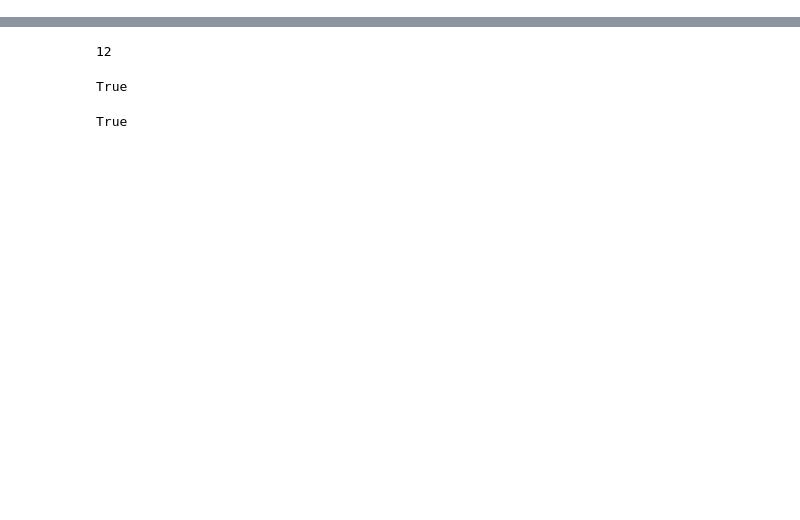
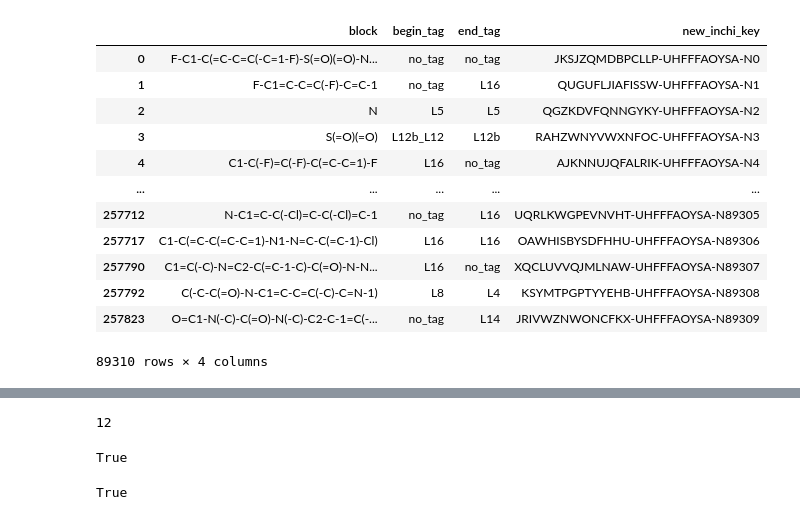
Before and after one commit to haaariiish/Guacamoliency, a Jupyter notebook: notebooks/inchies_key_analysis.ipynb, the cells around one changed output, grey strips where cells are left out. Drawn from its saved outputs; the diff is of its cells as text; code cells hidden in the pictures; blank space fills up the shorter version.

```diff
--- a/notebooks/inchies_key_analysis.ipynb
+++ b/notebooks/inchies_key_analysis.ipynb
@@ -99,0 +168,16 @@ part_0[part_0["inchi_key"] == "UIKXTMTWDUBQNA-UHFFFAOYSA-N"]
+# %%
+part_0_bis[["block",'begin_tag','end_tag','new_inchi_key']]
+# %% [output]
+|  | block | begin_tag | end_tag | new_inchi_key |
+| 0 | F-C1-C(=C-C=C(-C=1-F)-S(=O)(=O)-N... | no_tag | no_tag | JKSJZQMDBPCLLP-UHFFFAOYSA-N0 |
+| 1 | F-C1=C-C=C(-F)-C=C-1 | no_tag | L16 | QUGUFLJIAFISSW-UHFFFAOYSA-N1 |
+| 2 | N | L5 | L5 | QGZKDVFQNNGYKY-UHFFFAOYSA-N2 |
+| 3 | S(=O)(=O) | L12b_L12 | L12b | RAHZWNYVWXNFOC-UHFFFAOYSA-N3 |
+| 4 | C1-C(-F)=C(-F)-C(=C-C=1)-F | L16 | no_tag | AJKNNUJQFALRIK-UHFFFAOYSA-N4 |
+| ... | ... | ... | ... | ... |
+| 257712 | N-C1=C-C(-Cl)=C-C(-Cl)=C-1 | no_tag | L16 | UQRLKWGPEVNVHT-UHFFFAOYSA-N89305 |
+| 257717 | C1-C(=C-C(=C-C=1)-N1-N=C-C(=C-1)-Cl) | L16 | L16 | OAWHISBYSDFHHU-UHFFFAOYSA-N89306 |
+| 257790 | C1=C(-C)-N=C2-C(=C-1-C)-C(=O)-N-N... | L16 | no_tag | XQCLUVVQJMLNAW-UHFFFAOYSA-N89307 |
+| 257792 | C(-C-C(=O)-N-C1=C-C=C(-C)-C=N-1) | L8 | L4 | KSYMTPGPTYYEHB-UHFFFAOYSA-N89308 |
+| 257823 | O=C1-N(-C)-C(=O)-N(-C)-C2-C-1=C(-... | no_tag | L14 | JRIVWZNWONCFKX-UHFFFAOYSA-N89309 |
+89310 rows × 4 columns
```
Also changed, not shown: parts of 54 cells of this notebook, 8 other files.
